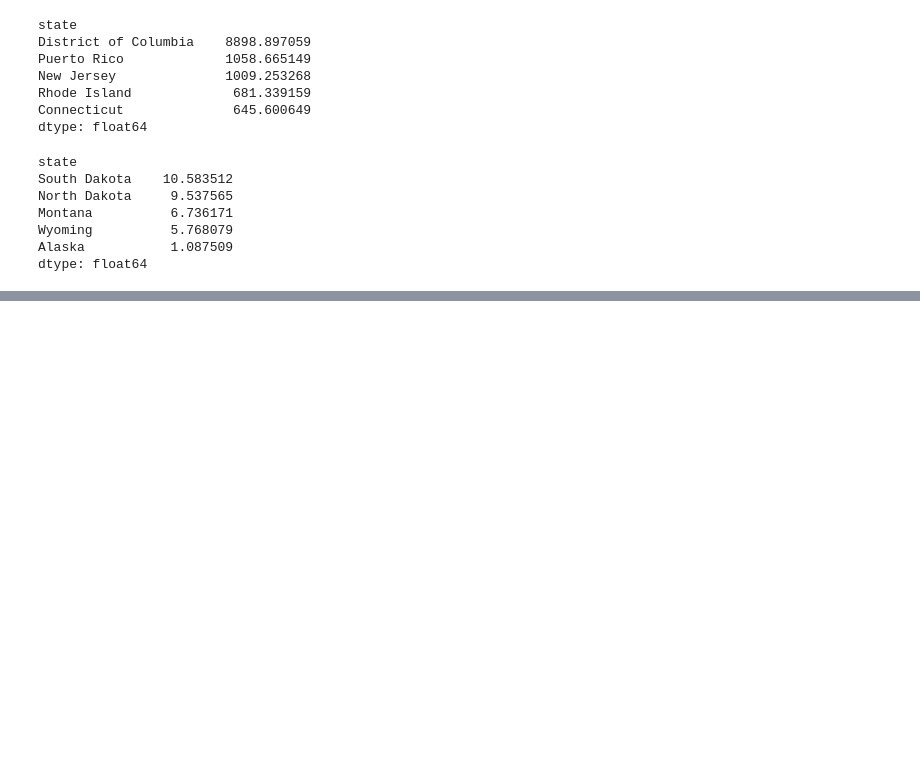
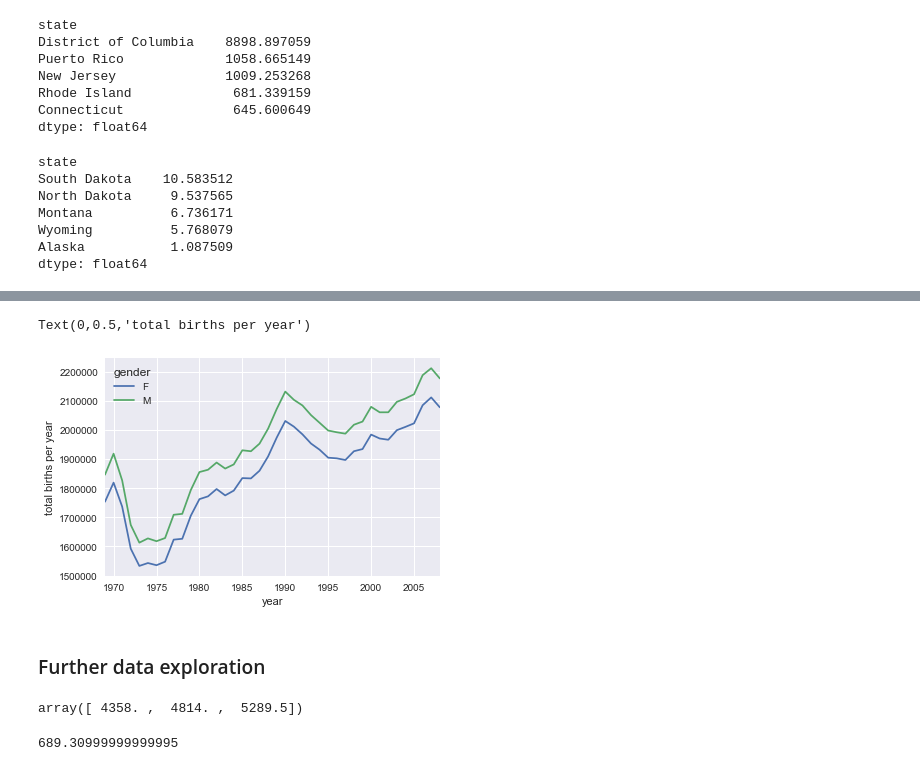
Before and after one commit to PeinWu/data-science-ipython-notebook, a Jupyter notebook: Pandas.ipynb, the cells around one changed output, grey strips where cells are left out. Saved outputs shown, nothing was run; the diff lists cells and outputs as text; code cells hidden in the pictures; blank space fills up the shorter version.

Commit message:
add pandas pivot

```diff
--- a/Pandas.ipynb
+++ b/Pandas.ipynb
@@ -1296,0 +1809,3 @@ dtype: float64
+# %%
+birth = pd.read_csv('births.csv')
+birth.head()
@@ -1296,0 +1819,3 @@ dtype: float64
+# %%
+birth['decade'] = 10 * (birth['year']//10)
+birth.head()
@@ -1296,0 +1843,20 @@ dtype: float64
+# %%
+sns.set()
+# %%
+birth.pivot_table('births',index='year',columns='gender',aggfunc=np.sum).plot()
+plt.ylabel('total births per year')
+# %% [output]
+Text(0,0.5,'total births per year')
+[figure, added]
+# %% [markdown]
+### Further data exploration
+# %%
+quartiles = np.percentile(birth['births'],[25,50,75])
+quartiles
+# %% [output]
+array([ 4358. ,  4814. ,  5289.5])
+# %%
+sig = 0.74 * (quartiles[2] - quartiles[0])
+sig
+# %% [output]
+689.30999999999995
```
Also changed, not shown: parts of 72 cells of this notebook, 1 other file.
